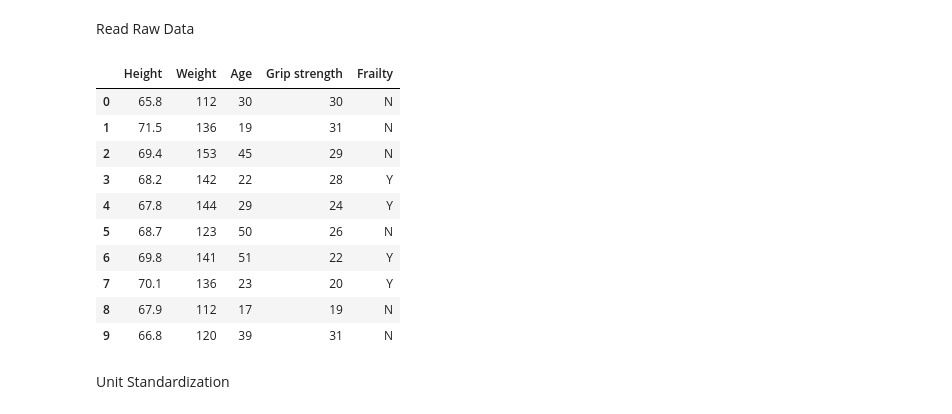
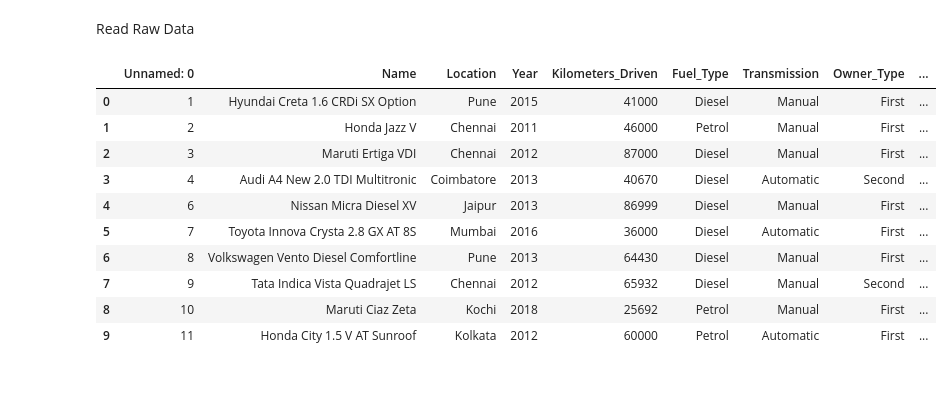
Before and after one commit to Ambrgna/CS-5530-Assignment-2, a Jupyter notebook: used_cars/src/used_cars.ipynb, the cells around one changed output. Saved outputs shown, nothing was run; the diff lists cells and outputs as text; code cells hidden in the pictures; blank space fills up the shorter version.

```diff
--- a/used_cars/src/used_cars.ipynb
+++ b/used_cars/src/used_cars.ipynb
@@ -6,20 +6,18 @@ import numpy as np
 # %% [markdown]
 Read Raw Data
 # %%
-url = 'https://raw.githubusercontent.com/Ambrgna/CS-5530-Assignment-1/refs/heads/main/frailty_project/data_raw/raw_frailty_data.csv'
+url = 'https://raw.githubusercontent.com/Ambrgna/CS-5530-Assignment-2/refs/heads/main/used_cars/data_raw/raw_used_cars_data.csv'
 df = pd.read_csv(url)
 df.head(10)
 # %% [output]
-|  | Height | Weight | Age | Grip strength | Frailty |
-| 0 | 65.8 | 112 | 30 | 30 | N |
-| 1 | 71.5 | 136 | 19 | 31 | N |
-| 2 | 69.4 | 153 | 45 | 29 | N |
-| 3 | 68.2 | 142 | 22 | 28 | Y |
-| 4 | 67.8 | 144 | 29 | 24 | Y |
-| 5 | 68.7 | 123 | 50 | 26 | N |
-| 6 | 69.8 | 141 | 51 | 22 | Y |
-| 7 | 70.1 | 136 | 23 | 20 | Y |
-| 8 | 67.9 | 112 | 17 | 19 | N |
-| 9 | 66.8 | 120 | 39 | 31 | N |
+|  | Unnamed: 0 | Name | Location | Year | Kilometers_Driven | Fuel_Type | Transmission | Owner_Type | ... |
+| 0 | 1 | Hyundai Creta 1.6 CRDi SX Option | Pune | 2015 | 41000 | Diesel | Manual | First | ... |
+| 1 | 2 | Honda Jazz V | Chennai | 2011 | 46000 | Petrol | Manual | First | ... |
+| 2 | 3 | Maruti Ertiga VDI | Chennai | 2012 | 87000 | Diesel | Manual | First | ... |
+| 3 | 4 | Audi A4 New 2.0 TDI Multitronic | Coimbatore | 2013 | 40670 | Diesel | Automatic | Second | ... |
+| 4 | 6 | Nissan Micra Diesel XV | Jaipur | 2013 | 86999 | Diesel | Manual | First | ... |
+| 5 | 7 | Toyota Innova Crysta 2.8 GX AT 8S | Mumbai | 2016 | 36000 | Diesel | Automatic | First | ... |
+| 6 | 8 | Volkswagen Vento Diesel Comfortline | Pune | 2013 | 64430 | Diesel | Manual | First | ... |
+| 7 | 9 | Tata Indica Vista Quadrajet LS | Chennai | 2012 | 65932 | Diesel | Manual | Second | ... |
+| 8 | 10 | Maruti Ciaz Zeta | Kochi | 2018 | 25692 | Petrol | Manual | First | ... |
+| 9 | 11 | Honda City 1.5 V AT Sunroof | Kolkata | 2012 | 60000 | Petrol | Automatic | First | ... |
-# %% [markdown]
-Unit Standardization
```
Also changed, not shown: parts of 31 cells of this notebook.
